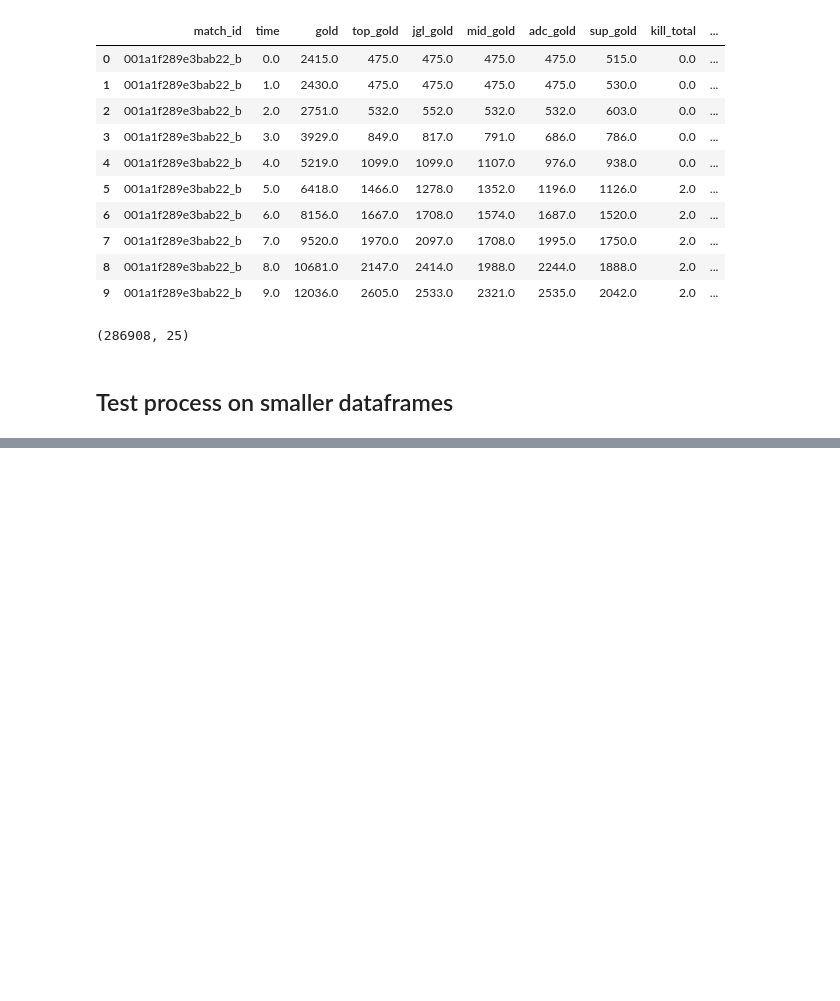
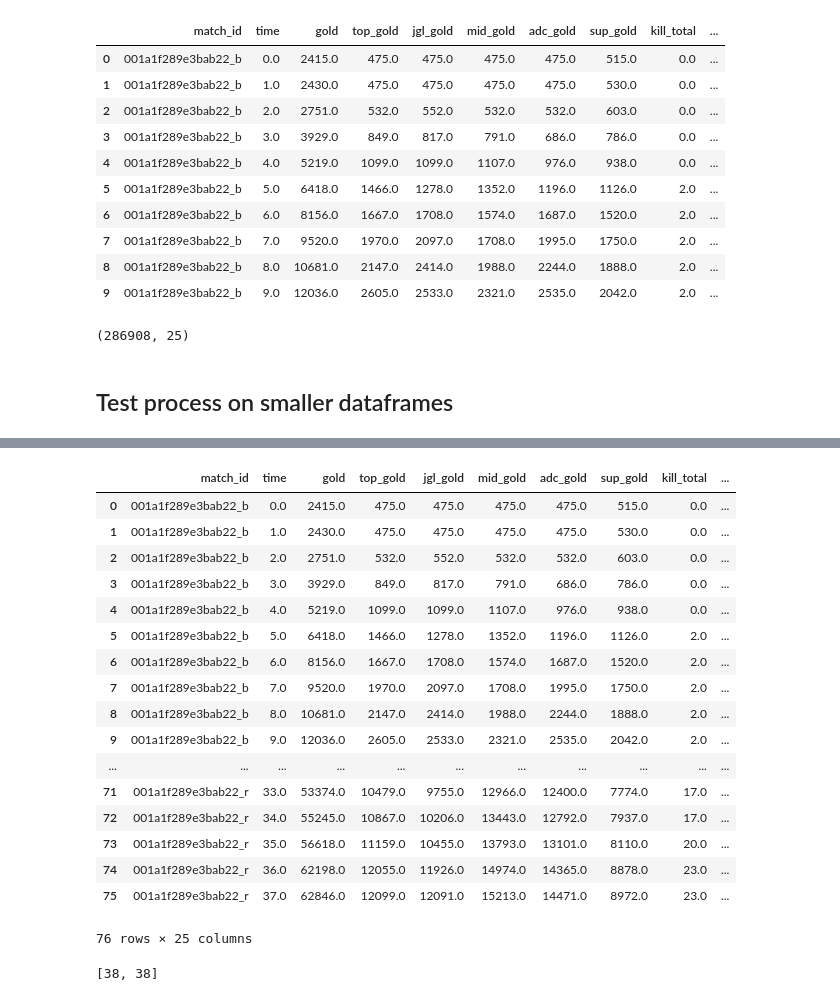
Before and after one commit to MPhillips55/Capstone_Project_2_League_of_Legends, a Jupyter notebook: Machine_Learning/data_formatting_for_neural_net.ipynb, the cells around one changed output, grey strips where cells are left out. Drawn from its saved outputs; the diff is of its cells as text; code cells hidden in the pictures; blank space fills up the shorter version.

```diff
--- a/Machine_Learning/data_formatting_for_neural_net.ipynb
+++ b/Machine_Learning/data_formatting_for_neural_net.ipynb
@@ -79,0 +99,25 @@ test_parse
+# %%
+dft
+# %% [output]
+|  | match_id | time | gold | top_gold | jgl_gold | mid_gold | adc_gold | sup_gold | kill_total | ... |
+| 0 | 001a1f289e3bab22_b | 0.0 | 2415.0 | 475.0 | 475.0 | 475.0 | 475.0 | 515.0 | 0.0 | ... |
+| 1 | 001a1f289e3bab22_b | 1.0 | 2430.0 | 475.0 | 475.0 | 475.0 | 475.0 | 530.0 | 0.0 | ... |
+| 2 | 001a1f289e3bab22_b | 2.0 | 2751.0 | 532.0 | 552.0 | 532.0 | 532.0 | 603.0 | 0.0 | ... |
+| 3 | 001a1f289e3bab22_b | 3.0 | 3929.0 | 849.0 | 817.0 | 791.0 | 686.0 | 786.0 | 0.0 | ... |
+| 4 | 001a1f289e3bab22_b | 4.0 | 5219.0 | 1099.0 | 1099.0 | 1107.0 | 976.0 | 938.0 | 0.0 | ... |
+| 5 | 001a1f289e3bab22_b | 5.0 | 6418.0 | 1466.0 | 1278.0 | 1352.0 | 1196.0 | 1126.0 | 2.0 | ... |
+| 6 | 001a1f289e3bab22_b | 6.0 | 8156.0 | 1667.0 | 1708.0 | 1574.0 | 1687.0 | 1520.0 | 2.0 | ... |
+| 7 | 001a1f289e3bab22_b | 7.0 | 9520.0 | 1970.0 | 2097.0 | 1708.0 | 1995.0 | 1750.0 | 2.0 | ... |
+| 8 | 001a1f289e3bab22_b | 8.0 | 10681.0 | 2147.0 | 2414.0 | 1988.0 | 2244.0 | 1888.0 | 2.0 | ... |
+| 9 | 001a1f289e3bab22_b | 9.0 | 12036.0 | 2605.0 | 2533.0 | 2321.0 | 2535.0 | 2042.0 | 2.0 | ... |
+| ... | ... | ... | ... | ... | ... | ... | ... | ... | ... | ... |
+| 71 | 001a1f289e3bab22_r | 33.0 | 53374.0 | 10479.0 | 9755.0 | 12966.0 | 12400.0 | 7774.0 | 17.0 | ... |
+| 72 | 001a1f289e3bab22_r | 34.0 | 55245.0 | 10867.0 | 10206.0 | 13443.0 | 12792.0 | 7937.0 | 17.0 | ... |
+| 73 | 001a1f289e3bab22_r | 35.0 | 56618.0 | 11159.0 | 10455.0 | 13793.0 | 13101.0 | 8110.0 | 20.0 | ... |
+| 74 | 001a1f289e3bab22_r | 36.0 | 62198.0 | 12055.0 | 11926.0 | 14974.0 | 14365.0 | 8878.0 | 23.0 | ... |
+| 75 | 001a1f289e3bab22_r | 37.0 | 62846.0 | 12099.0 | 12091.0 | 15213.0 | 14471.0 | 8972.0 | 23.0 | ... |
+76 rows × 25 columns
+# %%
+gl
+# %% [output]
+[38, 38]
```
Also changed, not shown: parts of 4 cells of this notebook.
